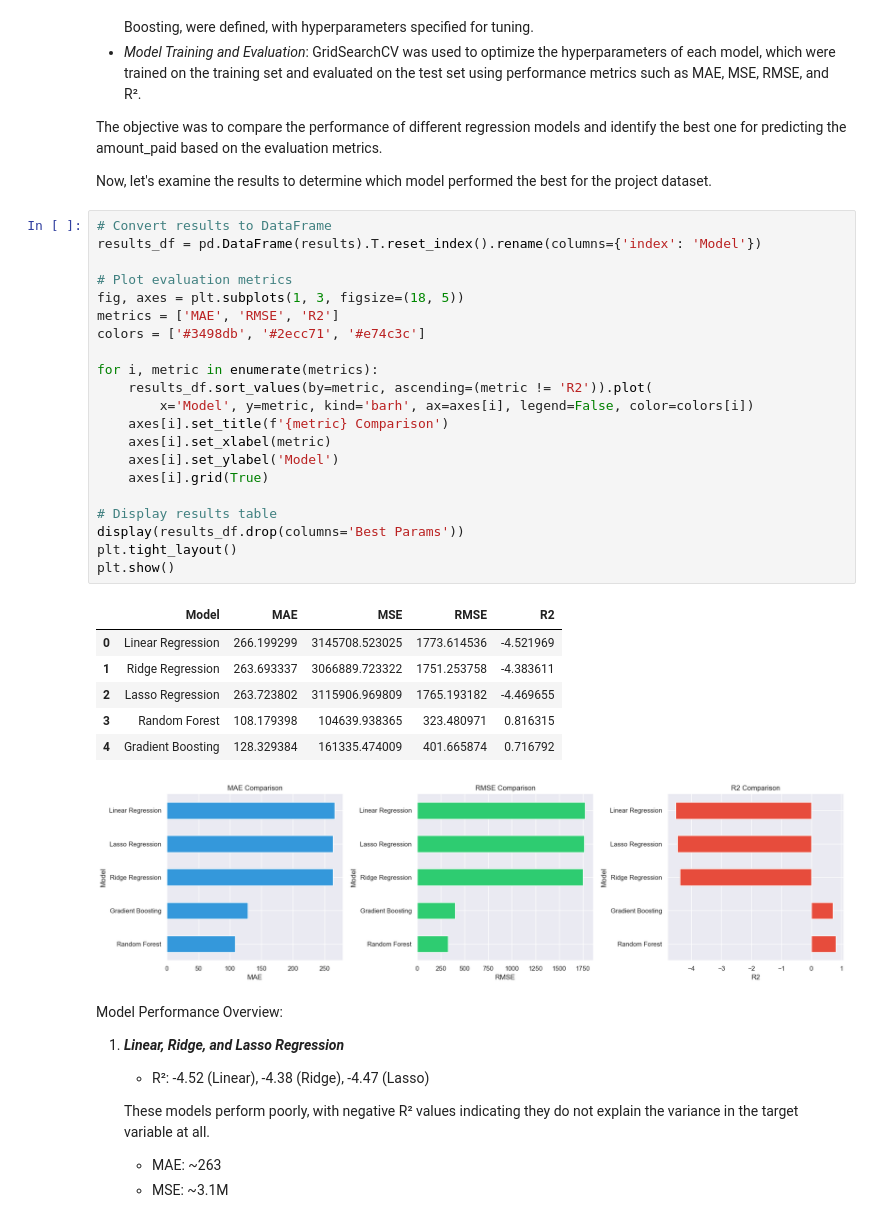
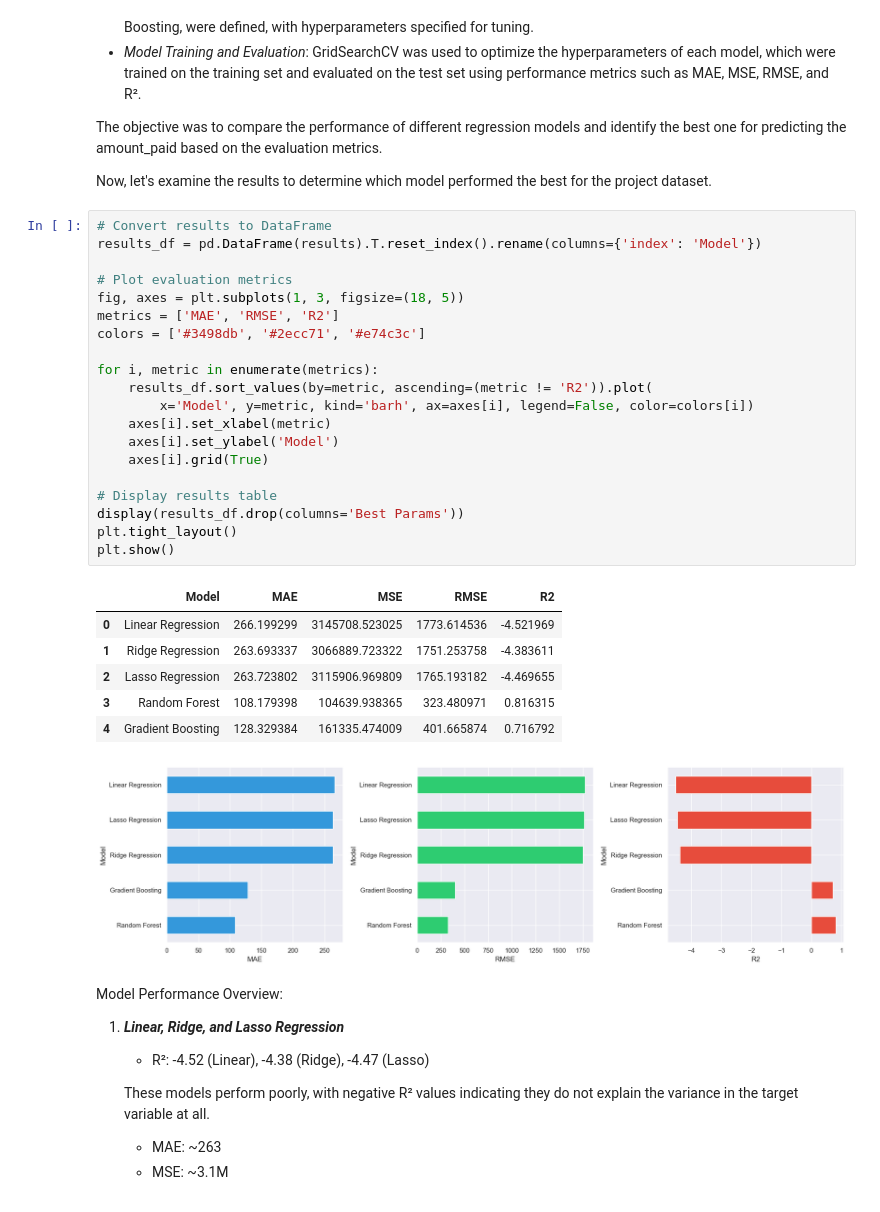
Before and after one commit to temulenbd/dublin-parking-suspensions-analysis, a Jupyter notebook: notebook.ipynb, the cells around one changed output. Saved outputs shown, nothing was run; the diff lists cells and outputs as text.

```diff
--- a/notebook.ipynb
+++ b/notebook.ipynb
@@ -1823,32 +1795,31 @@ Now, let's examine the results to determine which model performed the best for t
 # %%
 # Convert results to DataFrame
 results_df = pd.DataFrame(results).T.reset_index().rename(columns={'index': 'Model'})
 
 # Plot evaluation metrics
 fig, axes = plt.subplots(1, 3, figsize=(18, 5))
 metrics = ['MAE', 'RMSE', 'R2']
 colors = ['#3498db', '#2ecc71', '#e74c3c']
 
 for i, metric in enumerate(metrics):
     results_df.sort_values(by=metric, ascending=(metric != 'R2')).plot(
         x='Model', y=metric, kind='barh', ax=axes[i], legend=False, color=colors[i])
-    axes[i].set_title(f'{metric} Comparison')
     axes[i].set_xlabel(metric)
     axes[i].set_ylabel('Model')
     axes[i].grid(True)
 
 # Display results table
 display(results_df.drop(columns='Best Params'))
 plt.tight_layout()
 plt.show()
 # %% [output]
 |  | Model | MAE | MSE | RMSE | R2 |
 | 0 | Linear Regression | 266.199299 | 3145708.523025 | 1773.614536 | -4.521969 |
 | 1 | Ridge Regression | 263.693337 | 3066889.723322 | 1751.253758 | -4.383611 |
 | 2 | Lasso Regression | 263.723802 | 3115906.969809 | 1765.193182 | -4.469655 |
 | 3 | Random Forest | 108.179398 | 104639.938365 | 323.480971 | 0.816315 |
 | 4 | Gradient Boosting | 128.329384 | 161335.474009 | 401.665874 | 0.716792 |
-[figure, old version]
+[figure, new version]
 # %% [markdown]
 Model Performance Overview:
 
```
Also changed, not shown: parts of 2 cells of this notebook.
